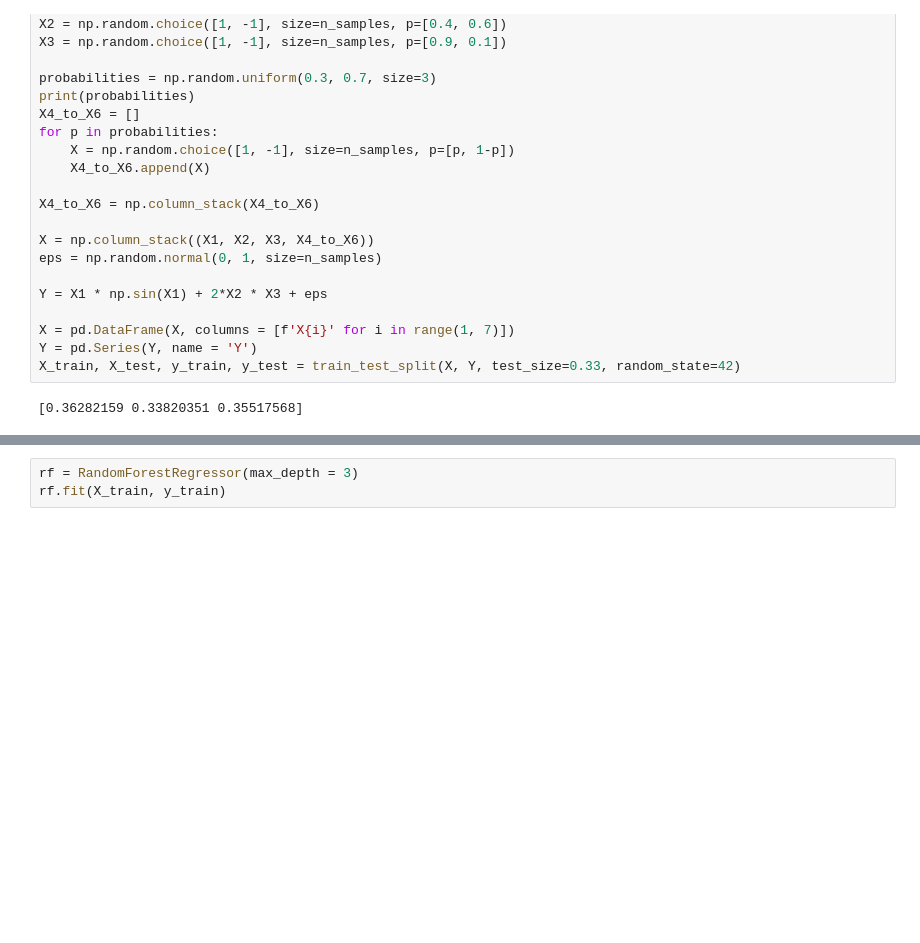
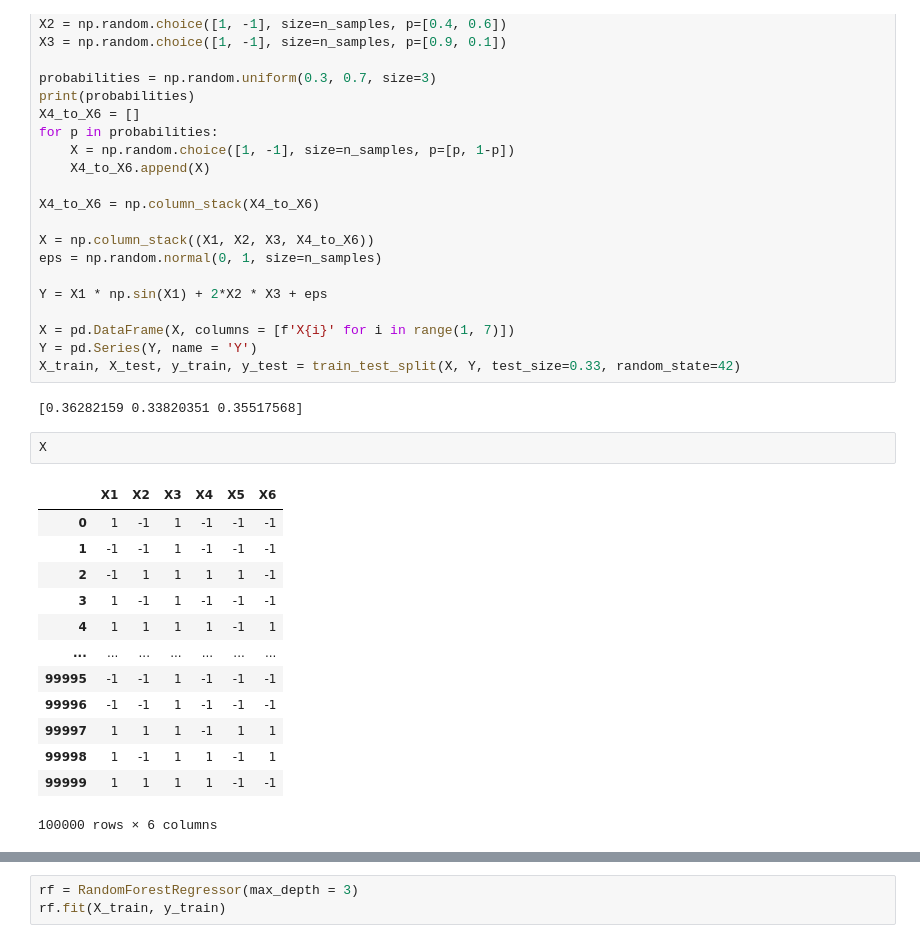
Before and after one commit to mattyshen/adaptiveTTI, a Jupyter notebook: experiments/playground.ipynb, the cells around one changed output, grey strips where cells are left out. Cells and saved outputs as stored; diff of their text form; blank space fills up the shorter version.

```diff
--- a/experiments/playground.ipynb
+++ b/experiments/playground.ipynb
@@ -51,3 +51,19 @@ Y = pd.Series(Y, name = 'Y')
 X_train, X_test, y_train, y_test = train_test_split(X, Y, test_size=0.33, random_state=42)
 # %% [output]
 [0.36282159 0.33820351 0.35517568]
+# %%
+X
+# %% [output]
+|  | X1 | X2 | X3 | X4 | X5 | X6 |
+| 0 | 1 | -1 | 1 | -1 | -1 | -1 |
+| 1 | -1 | -1 | 1 | -1 | -1 | -1 |
+| 2 | -1 | 1 | 1 | 1 | 1 | -1 |
+| 3 | 1 | -1 | 1 | -1 | -1 | -1 |
+| 4 | 1 | 1 | 1 | 1 | -1 | 1 |
+| ... | ... | ... | ... | ... | ... | ... |
+| 99995 | -1 | -1 | 1 | -1 | -1 | -1 |
+| 99996 | -1 | -1 | 1 | -1 | -1 | -1 |
+| 99997 | 1 | 1 | 1 | -1 | 1 | 1 |
+| 99998 | 1 | -1 | 1 | 1 | -1 | 1 |
+| 99999 | 1 | 1 | 1 | 1 | -1 | -1 |
+100000 rows × 6 columns
```
Also changed, not shown: parts of 11 cells of this notebook, 3 other files.
